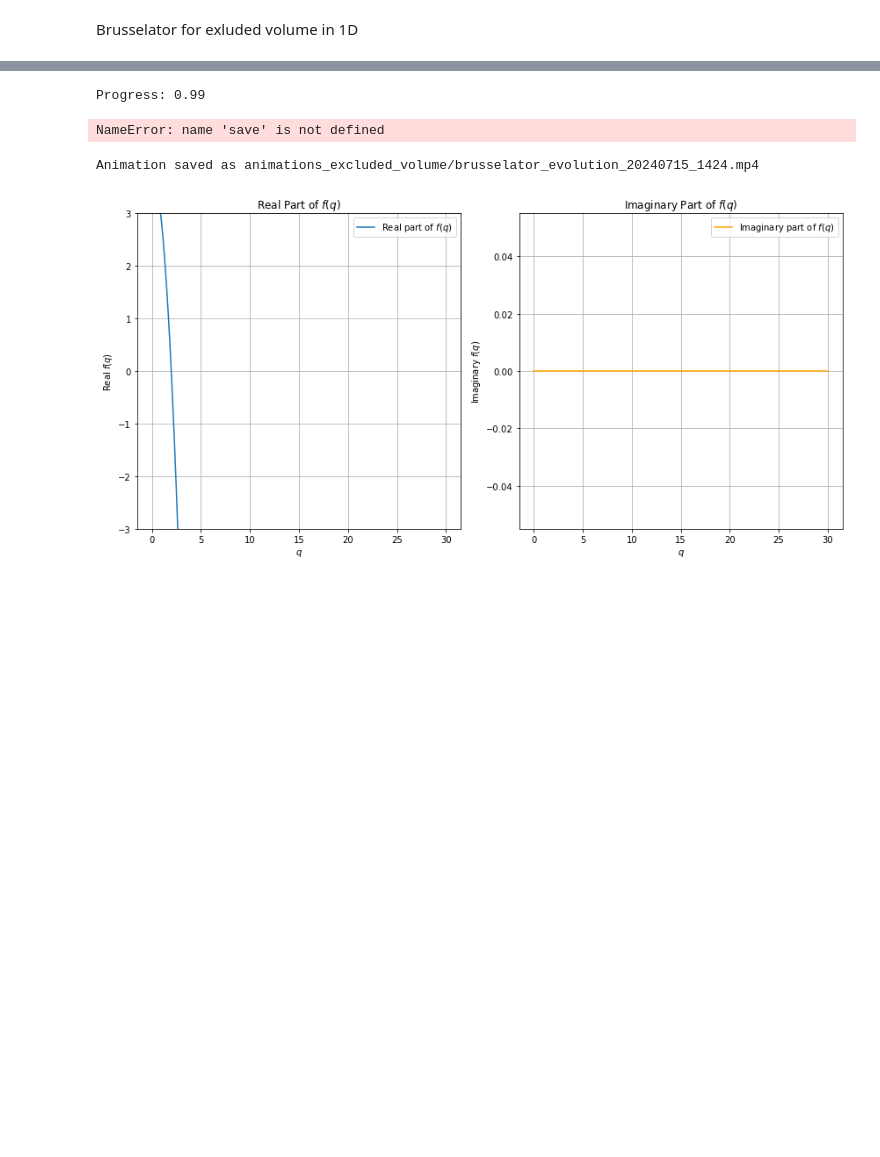
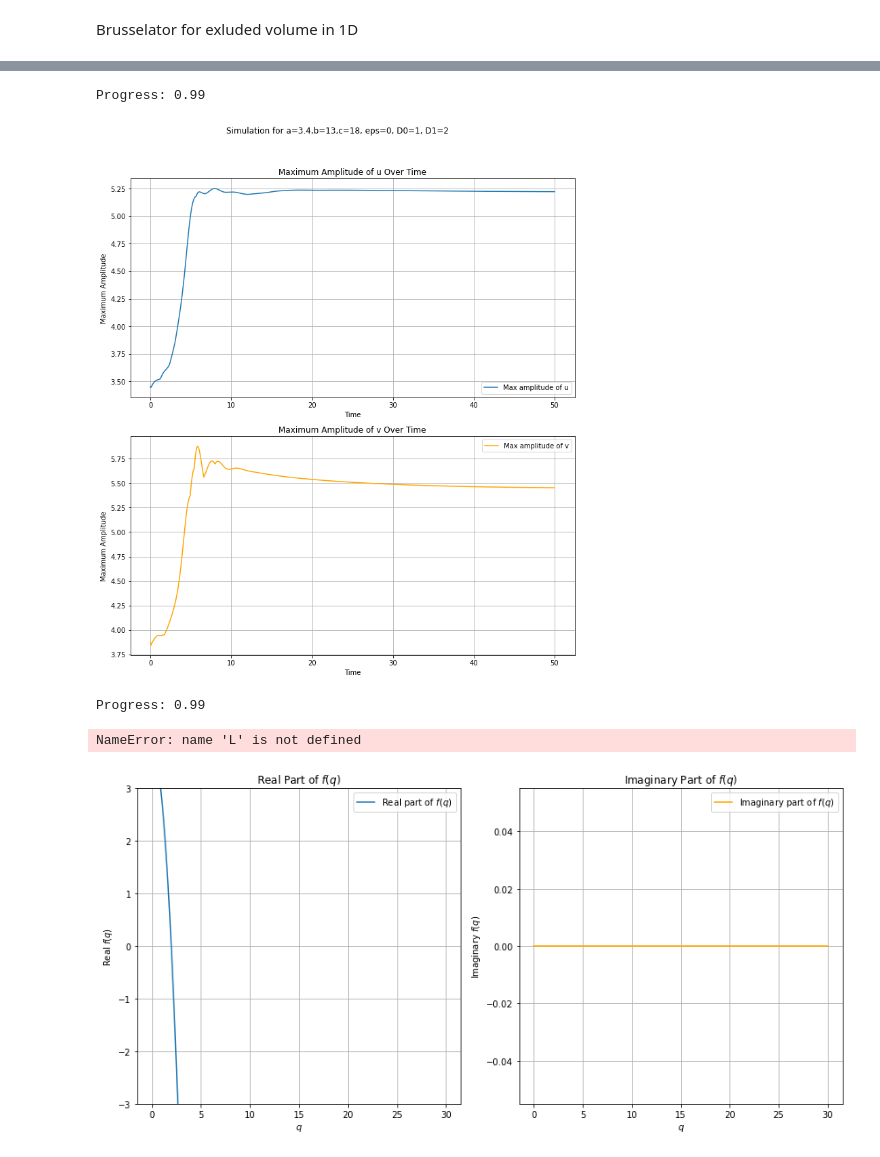
Before and after one commit to l-ada/Turing-models, a Jupyter notebook: brusselator_excluded_volume.ipynb, the cells around one changed output, grey strips where cells are left out. Drawn from its saved outputs; the diff is of its cells as text; code cells hidden in the pictures; blank space fills up the shorter version.

Commit message:
Added redoing plot in bulk

```diff
--- a/brusselator_excluded_volume.ipynb
+++ b/brusselator_excluded_volume.ipynb
@@ -240,16 +240,16 @@ def plot_max_amplitude(t, u_sol, v_sol, brusselator=None, save=False):
 # %%
 
 D0,D1 = 1, 2
 a=3.4
 c=18
 b=13
-# save = True
+save = False
 br_oscillate = Brusselator(a=a, b =b ,D0=D0, D1=D1, c=c, eps=0, NUM_STEPS=10**4)
 t,u_sol, v_sol = perform_simulation(br_oscillate,save_full=True)
 plot_max_amplitude(t,u_sol,v_sol,br_oscillate, save=save)
 # %% [output]
 Progress: 0.99
-NameError: name 'save' is not defined
+[figure, added]
 # %%
 ## Plot u(x,y) as animation (2D)
 import datetime
@@ -281,16 +281,17 @@ def animate(i):
 
     return fond
 
-anim = animation.FuncAnimation(fig, animate, frames=range(u.shape[0]), interval=100, repeat_delay=1000)
-rc('animation', html='jshtml')
+# anim = animation.FuncAnimation(fig, animate, frames=range(u.shape[0]), interval=100, repeat_delay=1000)
+# rc('animation', html='jshtml')
 
 # anim.save(filename, writer='ffmpeg')
-print(f"Animation saved as {filename}")
+# print(f"Animation saved as {filename}")
 
 plt.close(anim._fig)
 # HTML(anim.to_jshtml())
 # %% [output]
-Animation saved as animations_excluded_volume/brusselator_evolution_20240715_1424.mp4
+Progress: 0.99
+NameError: name 'L' is not defined
 # %%
 ## printing crossrate
 import numpy as np
```
Also changed, not shown: parts of 3 cells of this notebook.
